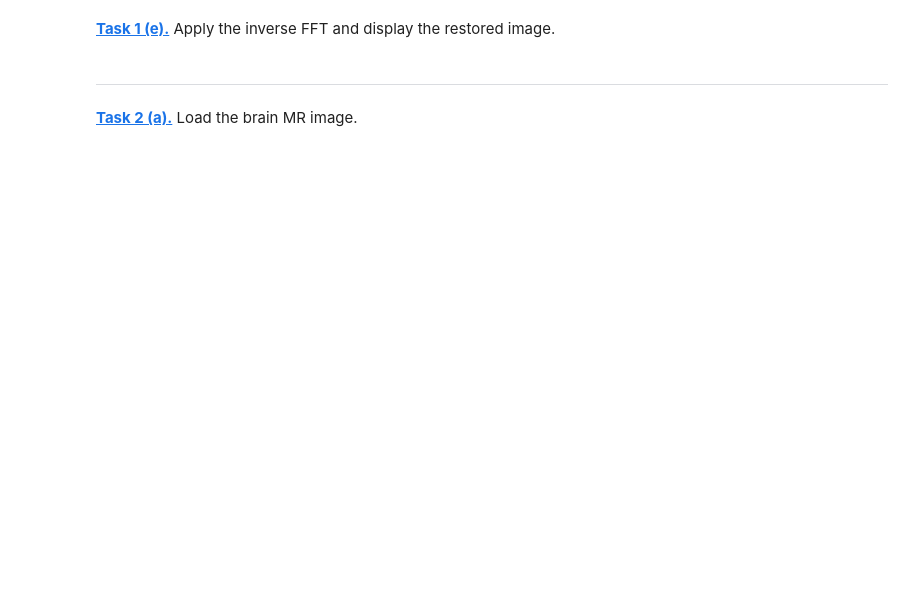
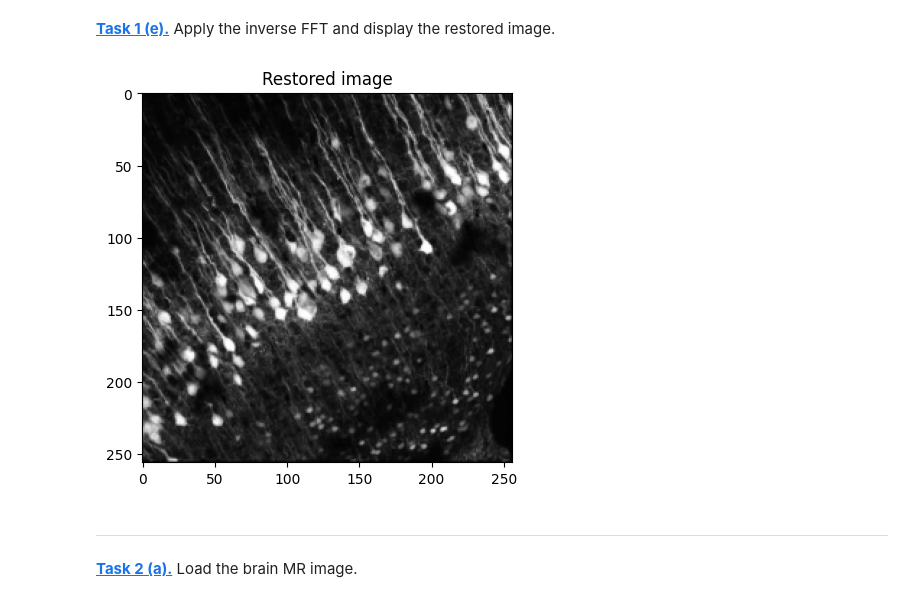
Before and after one commit to vntsslv/mobi-fs5-python, a Jupyter notebook: fourier.ipynb, the cells around one changed output. Cells and saved outputs as stored; diff of their text form; code cells hidden in the pictures; blank space fills up the shorter version.

```diff
--- a/fourier.ipynb
+++ b/fourier.ipynb
@@ -24,5 +67,18 @@ plt.imshow(phase, 'gray')
 # %% [markdown]
 **[Task 1 (e).]()** Apply the inverse FFT and display the restored image.
+# %%
+cell_ft_unshifted = np.fft.ifftshift(cell_ft_shifted)
+
+cell_restored = np.fft.ifft2(cell_ft_unshifted)
+
+cell_restored = cell_restored.real
+
+plt.figure()
+plt.imshow(cell_restored, cmap='gray')
+plt.title('Restored image')
+plt.show()
+# %% [output]
+[figure, added]
 # %% [markdown]
 ---
 # %% [markdown]
```
Also changed, not shown: parts of 22 cells of this notebook.
